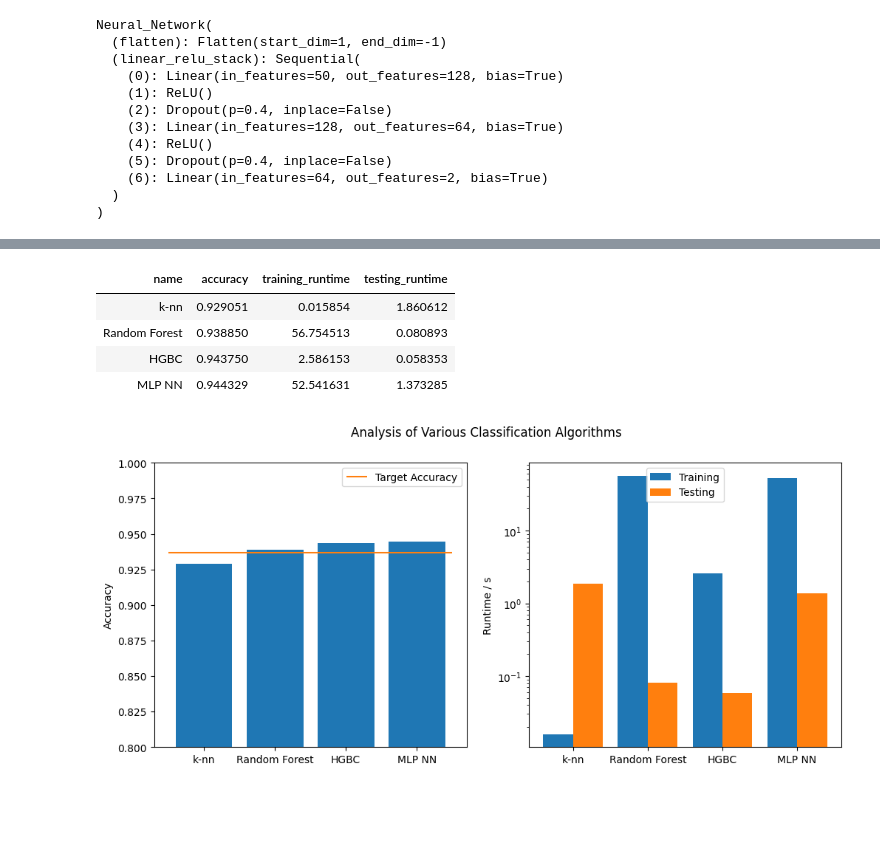
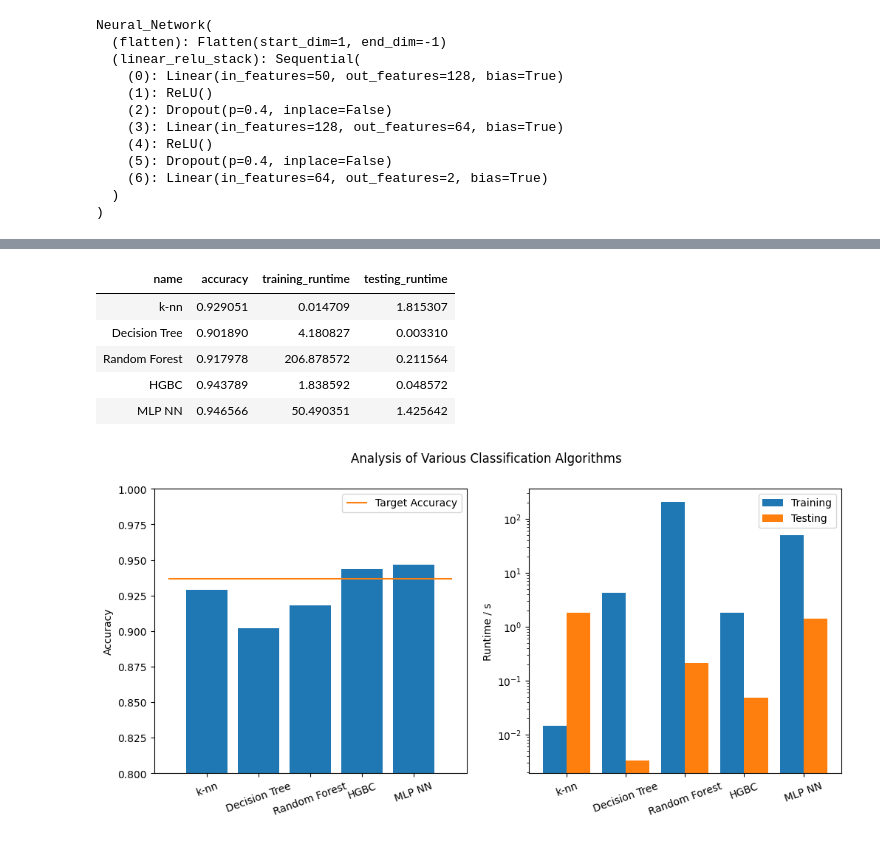
Before and after one commit to Just-Neptun/FP, a Jupyter notebook: S10 Machine Learning/ml_fp/part4.ipynb, the cells around one changed output, grey strips where cells are left out. Cells and saved outputs as stored; diff of their text form; code cells hidden in the pictures; blank space fills up the shorter version.

```diff
--- a/S10 Machine Learning/ml_fp/part4.ipynb
+++ b/S10 Machine Learning/ml_fp/part4.ipynb
@@ -185,13 +229,15 @@ Discuss the results.
 # %%
 from tqdm import tqdm
 from sklearn.neighbors import KNeighborsClassifier
+from sklearn.tree import DecisionTreeClassifier
 from sklearn.ensemble import RandomForestClassifier
 from sklearn.ensemble import HistGradientBoostingClassifier
 
 classifiers = [
     ('k-nn', KNeighborsClassifier(n_neighbors=5)),
-    ('Random Forest', RandomForestClassifier(n_estimators=200, max_depth=20, max_features=20, n_jobs=-1)),
-    ('HGBC', HistGradientBoostingClassifier(max_iter=1000, learning_rate=0.1, max_depth=10))
+    ('Decision Tree', DecisionTreeClassifier(max_depth=7, random_state=1)),
+    ('Random Forest', RandomForestClassifier(n_estimators=200, max_depth=7, max_features=20)),
+    ('HGBC', HistGradientBoostingClassifier(max_iter=1000, learning_rate=0.1, max_depth=5))
 ]
 
 results: list[dict] = []
@@ -329,31 +360,14 @@ df = pd.concat([df_classical, pd.DataFrame(df_nn_final)])
 df.style.hide(axis='index')
 # %% [output]
 | name | accuracy | training_runtime | testing_runtime |
-| k-nn | 0.929051 | 0.015854 | 1.860612 |
-| Random Forest | 0.938850 | 56.754513 | 0.080893 |
-| HGBC | 0.943750 | 2.586153 | 0.058353 |
-| MLP NN | 0.944329 | 52.541631 | 1.373285 |
+| k-nn | 0.929051 | 0.014709 | 1.815307 |
+| Decision Tree | 0.901890 | 4.180827 | 0.003310 |
+| Random Forest | 0.917978 | 206.878572 | 0.211564 |
+| HGBC | 0.943789 | 1.838592 | 0.048572 |
+| MLP NN | 0.946566 | 50.490351 | 1.425642 |
 # %%
-fig, axes = plt.subplots(1, 2, figsize=(2*6, 5))
-ax1, ax2 = axes
-ax1.bar(df['name'], df['accuracy'])
-ax1.set_ylim(0.8, 1)
-ax1.hlines(target_accuracy, -0.5, 3.5, colors='tab:orange', label='Target Accuracy')
-ax1.set_ylabel('Accuracy')
-ax1.legend()
-
-bar_pos = np.arange(len(df))
-width = 0.8/2
-
-ax2.bar(bar_pos - width/2, df['training_runtime'], width, label='Training')
-ax2.bar(bar_pos + width/2, df['testing_runtime'], width, label='Testing')
-ax2.set_yscale('log')
-ax2.set_xticks(bar_pos)
-ax2.set_xticklabels(df['name'])
-ax2.set_ylabel('Runtime / s')
-ax2.legend(loc='upper center')
-
+fig, axes = clf_analysis_plots(df, target_accuracy, figsize=(2*6, 5))
 fig.suptitle('Analysis of Various Classification Algorithms')
 plt.show()
 # %% [output]
-[figure, old version]
+[figure, new version]
```
Also changed, not shown: parts of 7 cells of this notebook.
